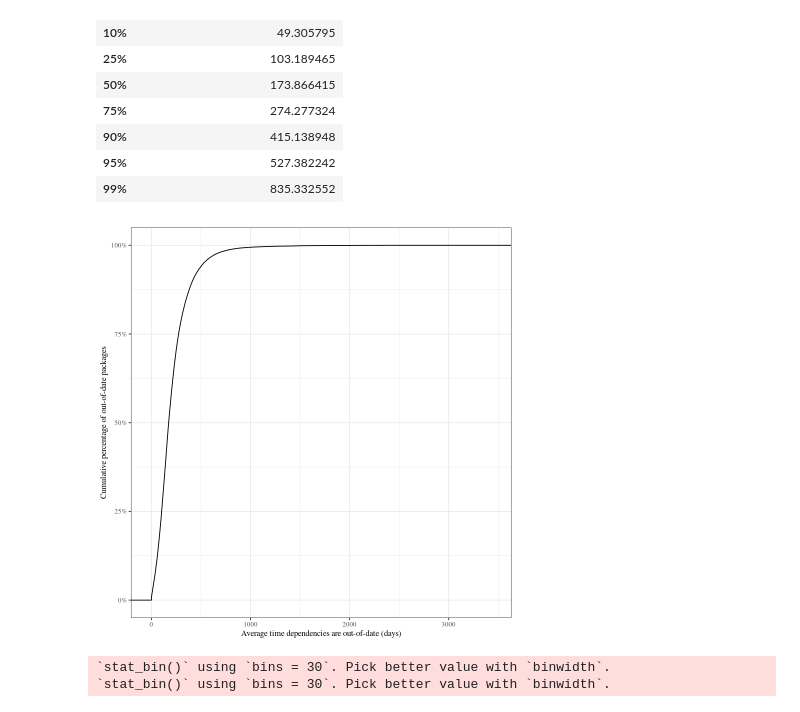
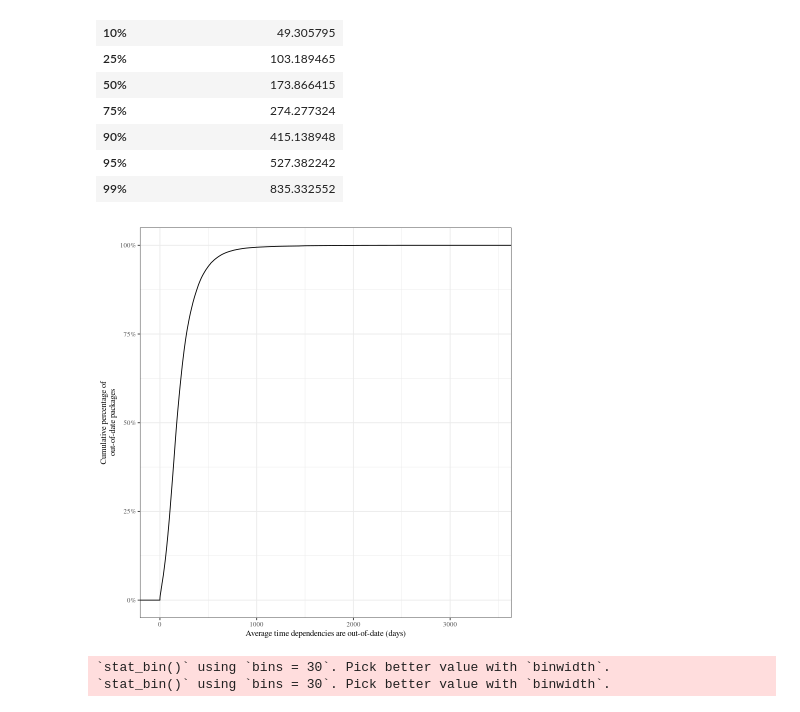
Before and after one commit to donald-pinckney/npm-follower, a Jupyter notebook: analysis/notebooks/rq3_a.ipynb, the cells around one changed output. Drawn from its saved outputs; the diff is of its cells as text; code cells hidden in the pictures.

Commit message:
fix plot sizes

```diff
--- a/analysis/notebooks/rq3_a.ipynb
+++ b/analysis/notebooks/rq3_a.ipynb
@@ -159,15 +159,16 @@ A data.frame: 9 × 1
 # %%
 
 ggplot(data=downstream_oldness_stats %>% filter(perc_old > 0), aes(x=mean_old_secs / 60 / 60 / 24)) +
     stat_ecdf() +
     scale_y_continuous(labels = scales::percent) +
-    ylab("Cumulative percentage of out-of-date packages") +
+    ylab("Cumulative percentage of\nout-of-date packages") +
+    # ylab(atop("Cumulative percentage of", "out-of-date packages")) +
     xlab("Average time dependencies are out-of-date (days)") +
     mytheme()
 
 mysave("plots/rq3/out_of_date_ecdf.pdf")
 # %% [output]
-[figure, old version]
+[figure, new version]
 # %%
 ggplot(data=downstream_oldness_stats, aes(x=n)) +
     geom_histogram() +
```
Also changed, not shown: parts of 2 cells of this notebook, 6 other files.
